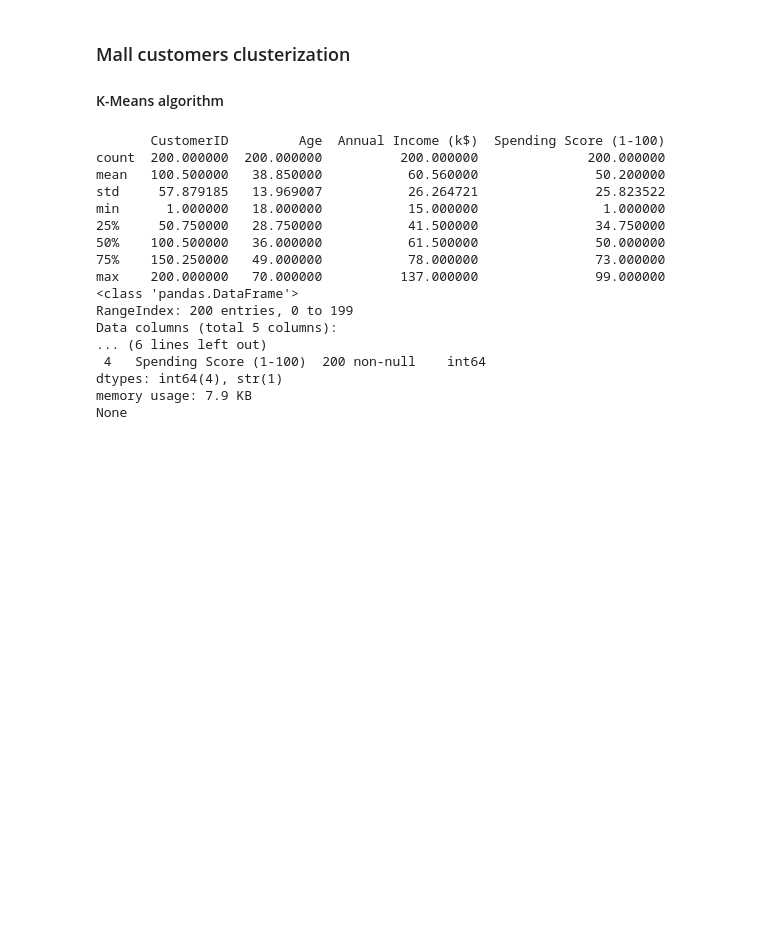
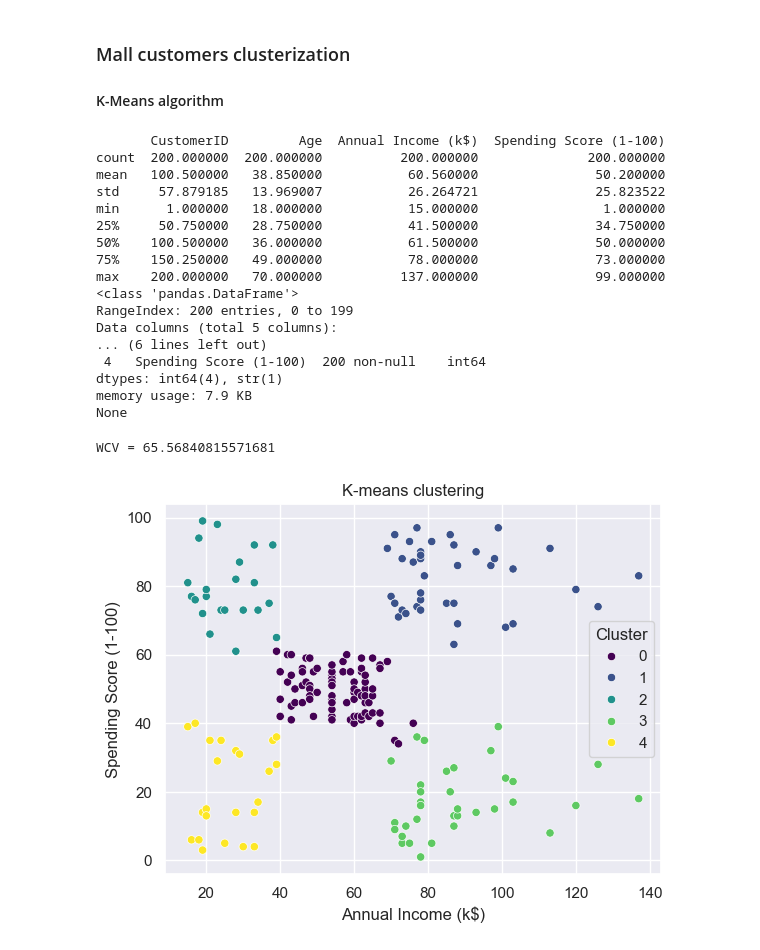
Before and after one commit to jancewicz/PJATK---Artificial-Intelligence-Postgraduate-Studies-, a Jupyter notebook: scikit-learn/clustering/mall_customers/mall_customers.ipynb, the cells around one changed output. Drawn from its saved outputs; the diff is of its cells as text; code cells hidden in the pictures; blank space fills up the shorter version.

Commit message:
data visualisation after clustering mall customers

```diff
--- a/scikit-learn/clustering/mall_customers/mall_customers.ipynb
+++ b/scikit-learn/clustering/mall_customers/mall_customers.ipynb
@@ -35,7 +36,27 @@ Data columns (total 5 columns):
 dtypes: int64(4), str(1)
 memory usage: 7.9 KB
 None
+# %%
+one_hot_enc = OneHotEncoder(drop="first", sparse_output=False   )
+gender_encoded = one_hot_enc.fit_transform(mall_df[["Gender"]])
+gender_encoded_df = pd.DataFrame(gender_encoded, columns=one_hot_enc.get_feature_names_out(["Gender"]))
+
+mall_df = mall_df.drop(labels=["Gender"], axis=1)
+mall_df = mall_df.reset_index(drop=True)
+mall_df = pd.concat([mall_df, gender_encoded_df], axis=1)
 # %%
 X = mall_df[["Annual Income (k$)", "Spending Score (1-100)"]].values
 scaler = StandardScaler()
 X_scaled = scaler.fit_transform(X)
+# %%
+k_means = KMeans(n_clusters=5, n_init=10, random_state=42)
+mall_df["Cluster"] = k_means.fit_predict(X_scaled)
+print(f"WCV = {k_means.inertia_}")
+# %% [output]
+WCV = 65.56840815571681
+# %%
+sns.scatterplot(mall_df, x="Annual Income (k$)", y="Spending Score (1-100)", hue="Cluster", palette="viridis")
+plt.title("K-means clustering")
+plt.show()
+# %% [output]
+[figure, added]
```
Also changed, not shown: parts of 5 cells of this notebook.
